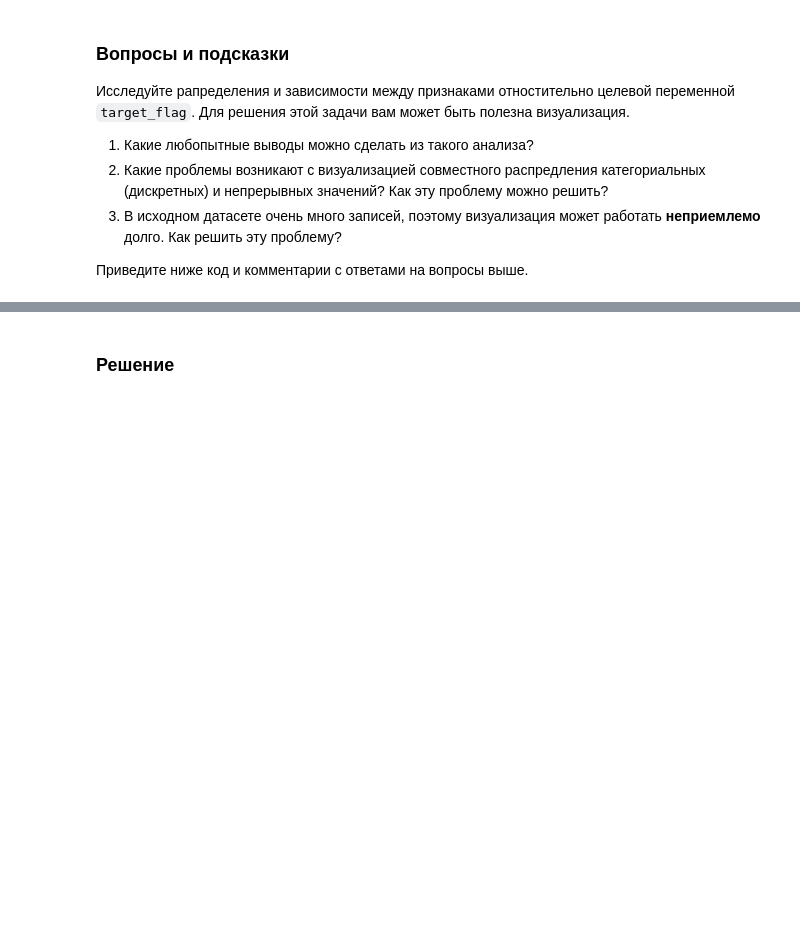
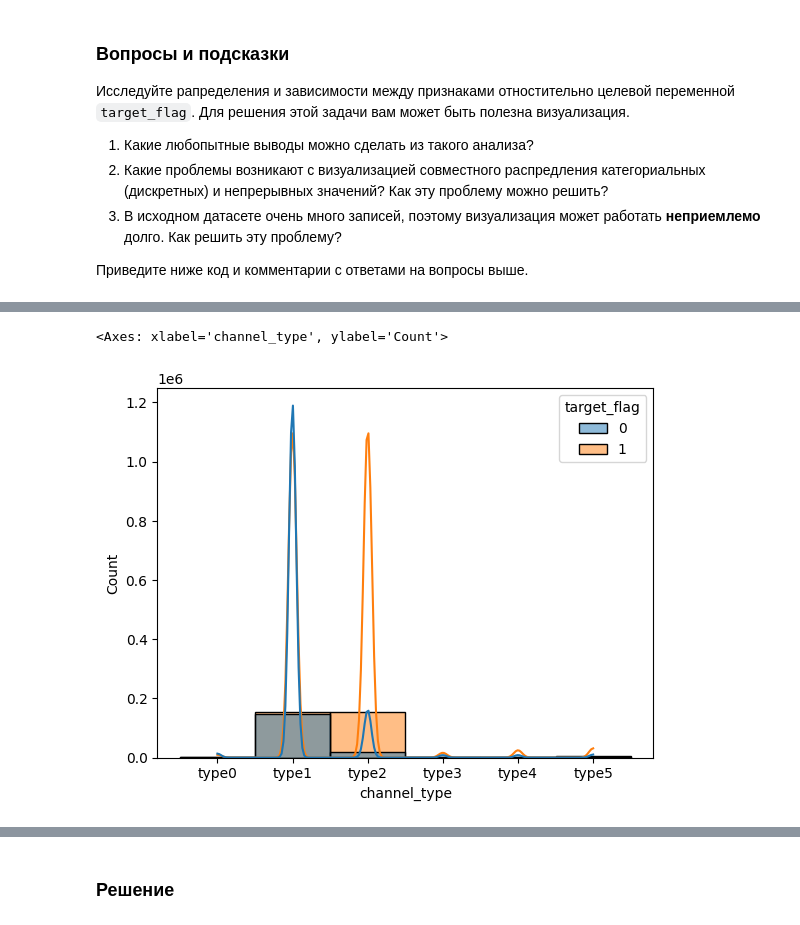
Before and after one commit to Krage56/ml_isp_intro, a Jupyter notebook: hw/hw1/ISP_HW1_NUMPY&PANDAS.ipynb, the cells around one changed output, grey strips where cells are left out. Drawn from its saved outputs; the diff is of its cells as text; code cells hidden in the pictures; blank space fills up the shorter version.

```diff
--- a/hw/hw1/ISP_HW1_NUMPY&PANDAS.ipynb
+++ b/hw/hw1/ISP_HW1_NUMPY&PANDAS.ipynb
@@ -656,0 +659,7 @@ __Ответы на вопросы:__
+# %%
+import seaborn as sns
+
+sns.histplot(df, x='channel_type', kde=True, hue='target_flag')
+# %% [output]
+<Axes: xlabel='channel_type', ylabel='Count'>
+[figure, added]
```
Also changed, not shown: parts of 13 cells of this notebook.
